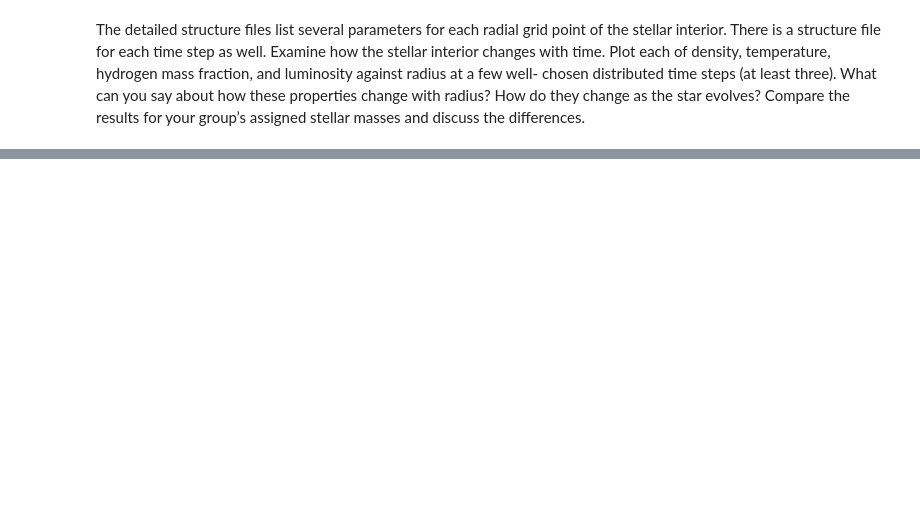
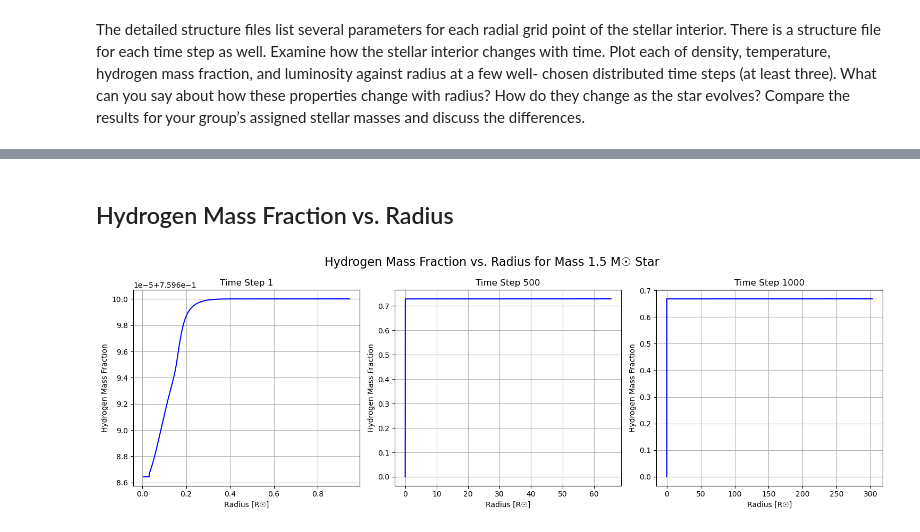
Before and after one commit to pathakis/Modelling-the-Lives-of-Stars, a Jupyter notebook: Data Inspection.ipynb, the cells around one changed output, grey strips where cells are left out. Cells and saved outputs as stored; diff of their text form; code cells hidden in the pictures; blank space fills up the shorter version.

```diff
--- a/Data Inspection.ipynb
+++ b/Data Inspection.ipynb
@@ -320,0 +442,26 @@ det_data_20 = pd.read_fwf('Data20/Data0_0001/summary_SI.txt', names=col_names, i
+# %% [markdown]
+## Hydrogen Mass Fraction vs. Radius
+# %%
+fig, ax = plt.subplots(1, 3, figsize=(15, 5))
+ax[0].plot(det_data_1_5['Radius coordinate (R☉)'], det_data_1_5['Hydrogen mass fraction (all ionization stages)'], linestyle='-', c='b')
+ax[1].plot(det_data_1_5_mid['Radius coordinate (R☉)'], det_data_1_5_mid['Hydrogen mass fraction (all ionization stages)'], linestyle='-', c='b')
+ax[2].plot(det_data_1_5_last['Radius coordinate (R☉)'], det_data_1_5_last['Hydrogen mass fraction (all ionization stages)'], linestyle='-', c='b')
+
+ax[0].set_title('Time Step 1')
+ax[1].set_title('Time Step 500')
+ax[2].set_title('Time Step 1000')
+fig.suptitle('Hydrogen Mass Fraction vs. Radius for Mass 1.5 M☉ Star', fontsize=16)
+
+ax[0].set_xlabel('Radius [R☉]')
+ax[0].set_ylabel('Hydrogen Mass Fraction')
+ax[1].set_xlabel('Radius [R☉]')
+ax[1].set_ylabel('Hydrogen Mass Fraction')
+ax[2].set_xlabel('Radius [R☉]')
+ax[2].set_ylabel('Hydrogen Mass Fraction')
+
+ax[0].grid();
+ax[1].grid();
+ax[2].grid();
+plt.tight_layout();
+# %% [output]
+[figure, added]
```
Also changed, not shown: parts of 13 cells of this notebook, 2 other files.
